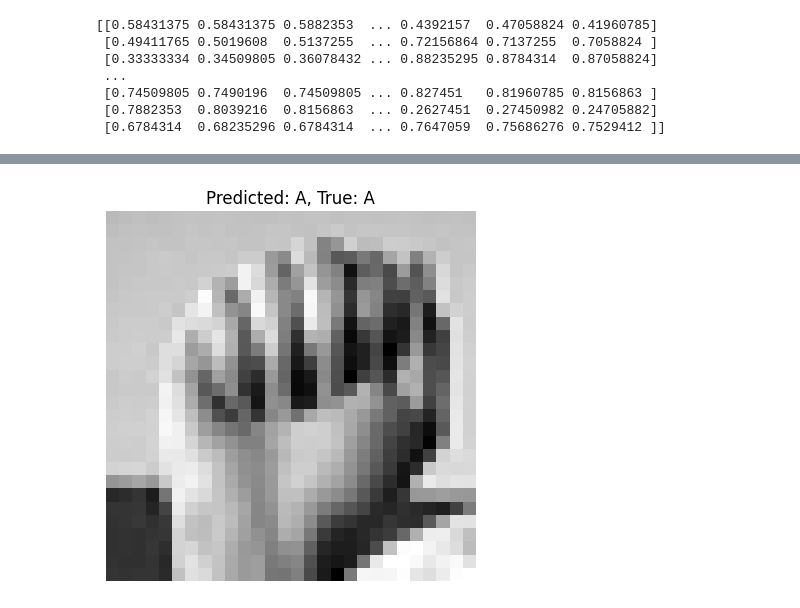
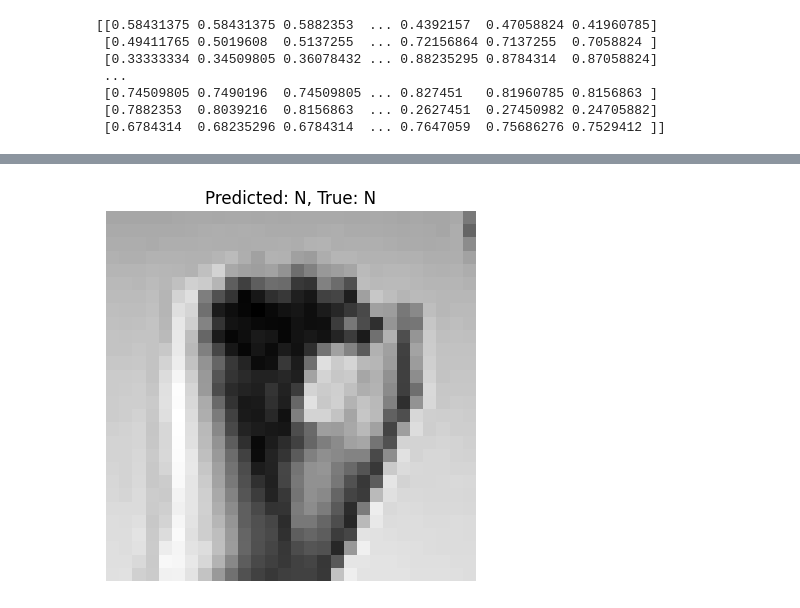
Before and after one commit to Temuulen-Munkhtaivan/Sign_Language_MNIST, a Jupyter notebook: SL_MNIST.ipynb, the cells around one changed output, grey strips where cells are left out. Saved outputs shown, nothing was run; the diff lists cells and outputs as text; code cells hidden in the pictures.

```diff
--- a/SL_MNIST.ipynb
+++ b/SL_MNIST.ipynb
@@ -208,5 +210,5 @@ def show_prediction(index):
     plt.show()
 
 # 🔁 Try different indexes!
-show_prediction(3)
+show_prediction(7)
 # %% [output]
@@ -214 +216 @@ show_prediction(3)
-[figure, old version]
+[figure, new version]
```
Also changed, not shown: parts of 7 cells of this notebook.
